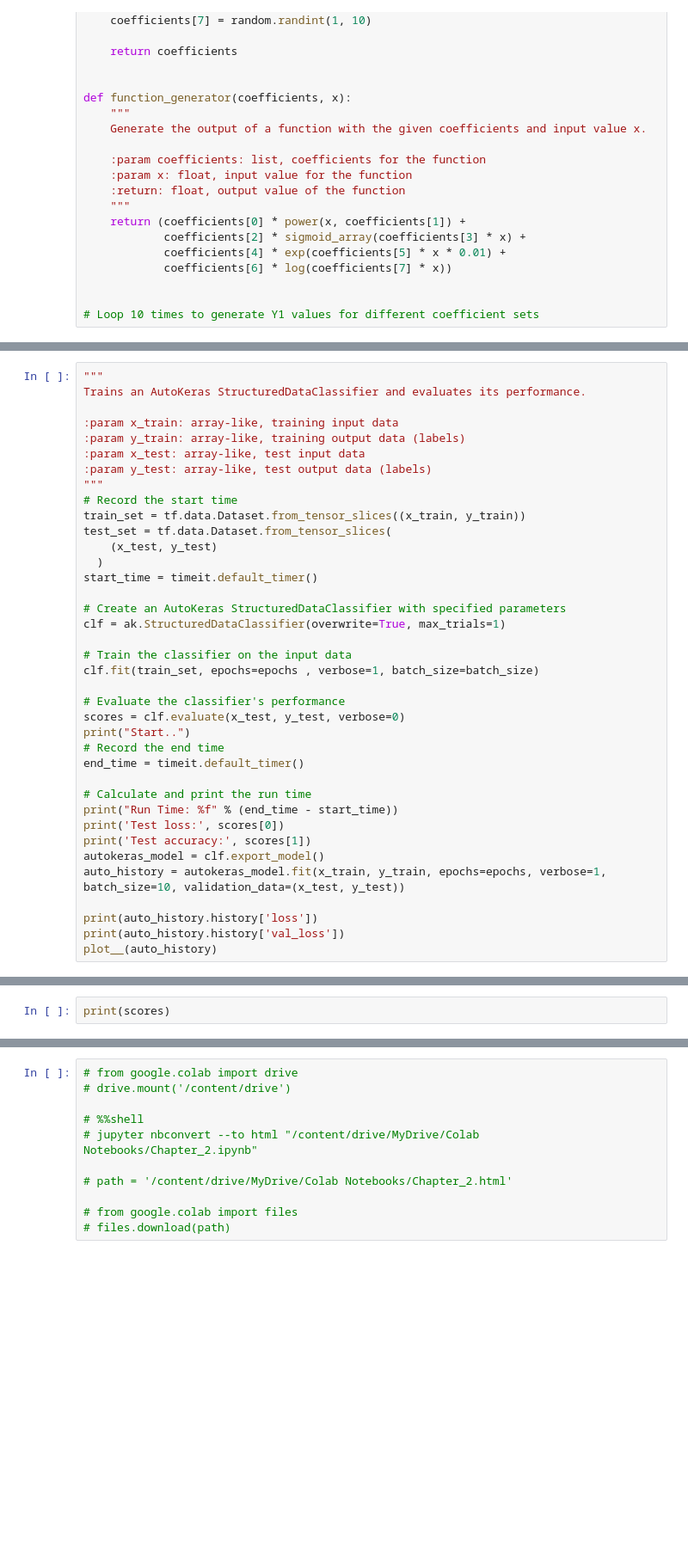
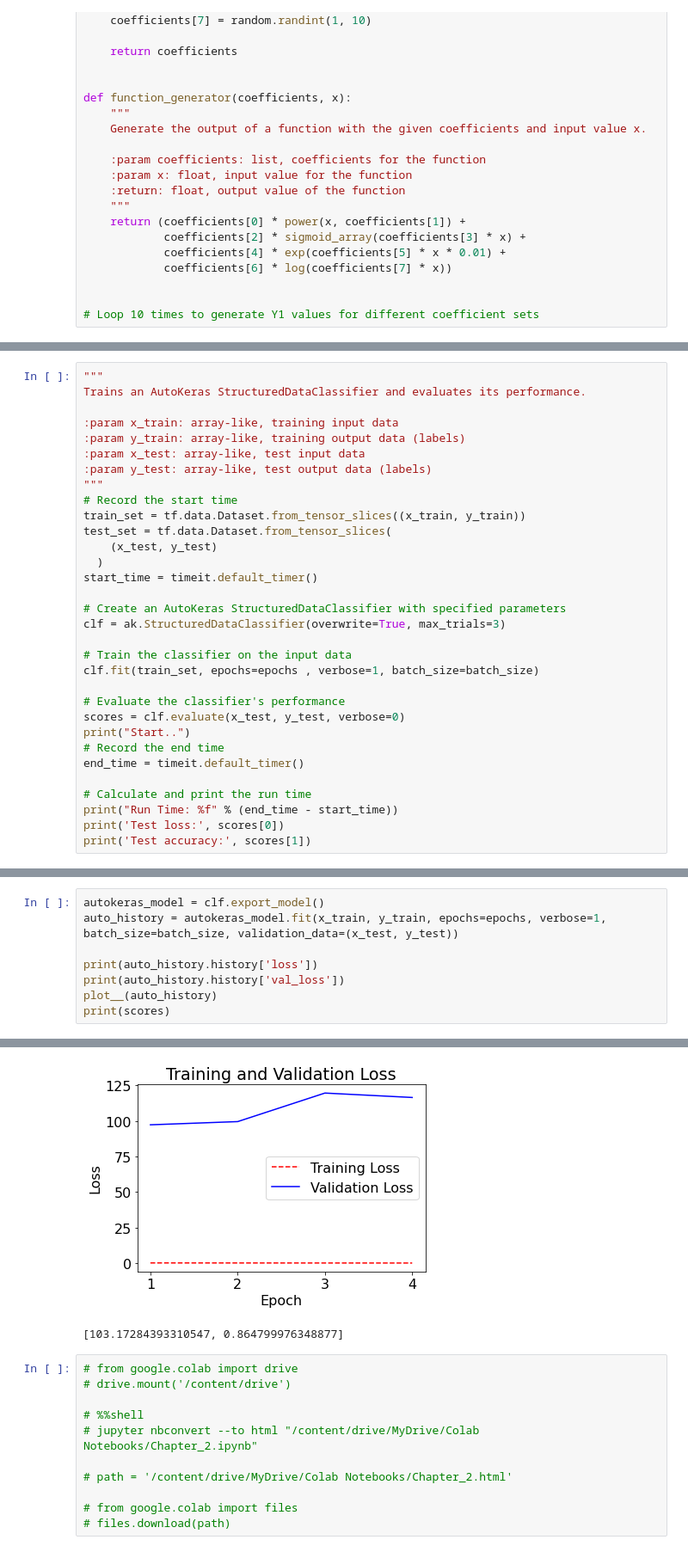
Before and after one commit to DeepLearningSaeid/Grad, a Jupyter notebook: Chapter_2.ipynb, the cells around one changed output, grey strips where cells are left out. Shown at 86% size. Drawn from its saved outputs; the diff is of its cells as text; blank space fills up the shorter version.

```diff
--- a/Chapter_2.ipynb
+++ b/Chapter_2.ipynb
@@ -1200,7 +1333,7 @@ test_set = tf.data.Dataset.from_tensor_slices(
 start_time = timeit.default_timer()
 
 # Create an AutoKeras StructuredDataClassifier with specified parameters
-clf = ak.StructuredDataClassifier(overwrite=True, max_trials=1)
+clf = ak.StructuredDataClassifier(overwrite=True, max_trials=3)
 
 # Train the classifier on the input data
 clf.fit(train_set, epochs=epochs , verbose=1, batch_size=batch_size)
@@ -1215,9 +1348,3 @@ end_time = timeit.default_timer()
 print("Run Time: %f" % (end_time - start_time))
 print('Test loss:', scores[0])
 print('Test accuracy:', scores[1])
-autokeras_model = clf.export_model()
-auto_history = autokeras_model.fit(x_train, y_train, epochs=epochs, verbose=1, batch_size=10, validation_data=(x_test, y_test))
-
-print(auto_history.history['loss'])
-print(auto_history.history['val_loss'])
-plot__(auto_history)
@@ -1224,2 +1369,9 @@ plot__(auto_history)
-# %%
-print(scores)
+# %%
+autokeras_model = clf.export_model()
+auto_history = autokeras_model.fit(x_train, y_train, epochs=epochs, verbose=1, batch_size=batch_size, validation_data=(x_test, y_test))
+
+print(auto_history.history['loss'])
+print(auto_history.history['val_loss'])
+plot__(auto_history)
+print(scores)
+# %% [output]
@@ -1226,3 +1388,5 @@ print(scores)
+[figure, added]
+[103.17284393310547, 0.864799976348877]
 # %%
 # from google.colab import drive
 # drive.mount('/content/drive')
```
Also changed, not shown: parts of 15 cells of this notebook.
